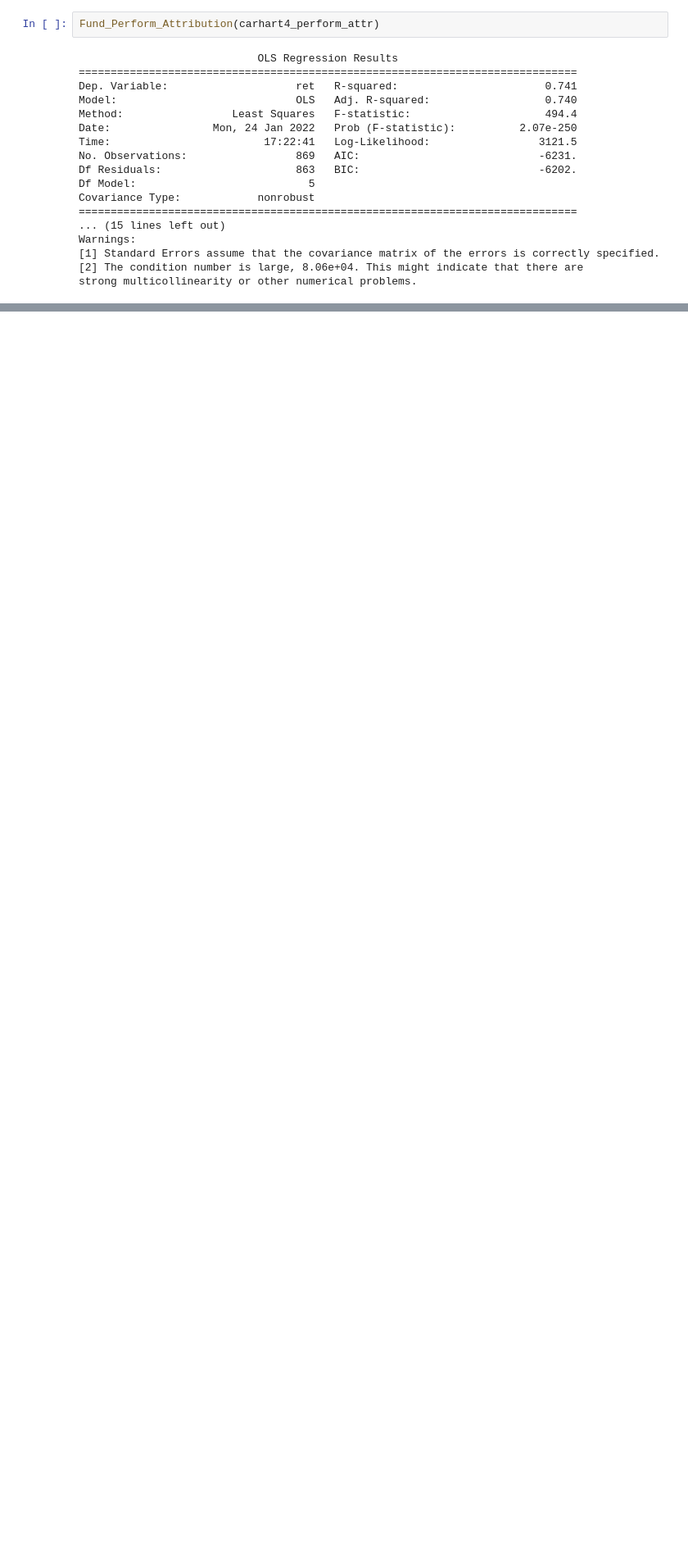
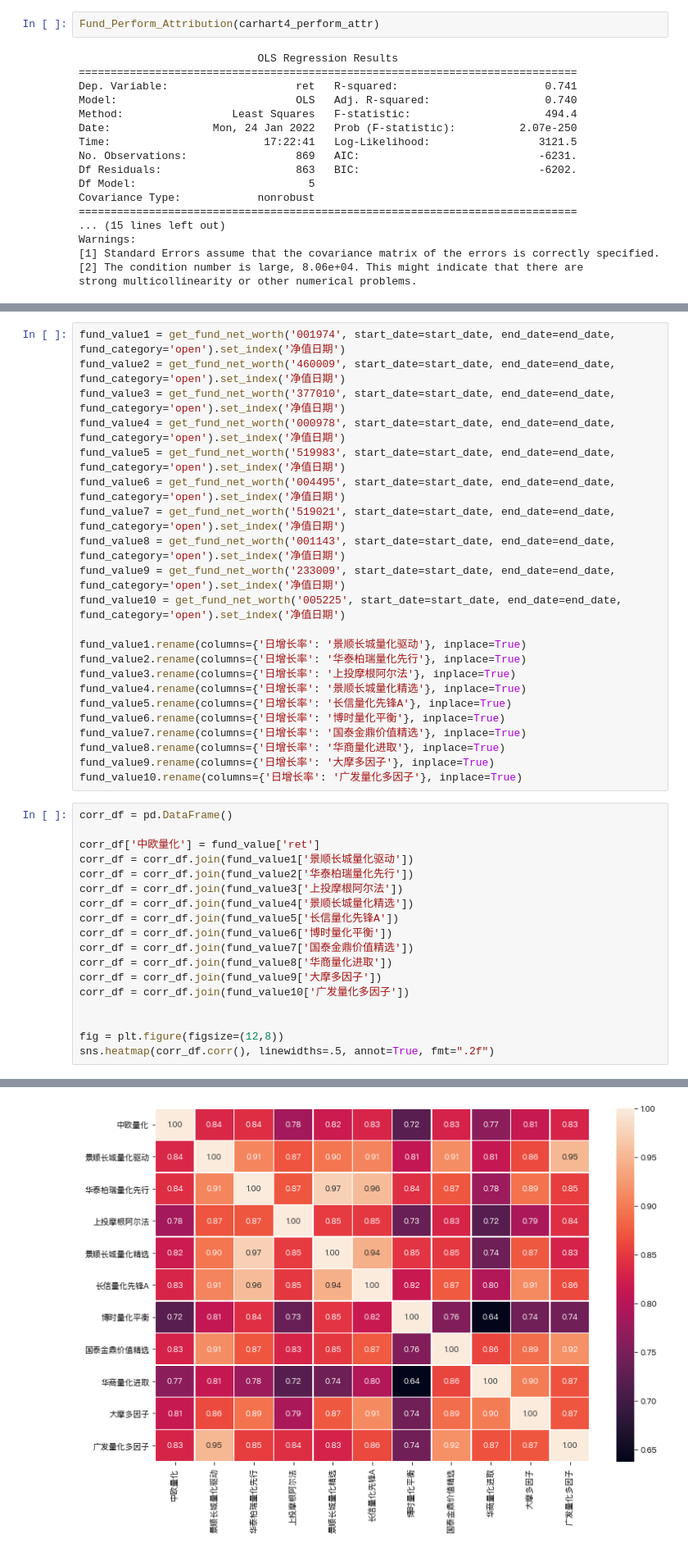
Before and after one commit to Seaaann/MyQuantReserch, a Jupyter notebook: Funds/ResearchTemplate.ipynb, the cells around one changed output, grey strips where cells are left out. Shown at 82% size. Saved outputs shown, nothing was run; the diff lists cells and outputs as text; blank space fills up the shorter version.

```diff
--- a/Funds/ResearchTemplate.ipynb
+++ b/Funds/ResearchTemplate.ipynb
@@ -540,0 +543,41 @@ strong multicollinearity or other numerical problems.
+# %%
+fund_value1 = get_fund_net_worth('001974', start_date=start_date, end_date=end_date, fund_category='open').set_index('净值日期')
+fund_value2 = get_fund_net_worth('460009', start_date=start_date, end_date=end_date, fund_category='open').set_index('净值日期')
+fund_value3 = get_fund_net_worth('377010', start_date=start_date, end_date=end_date, fund_category='open').set_index('净值日期')
+fund_value4 = get_fund_net_worth('000978', start_date=start_date, end_date=end_date, fund_category='open').set_index('净值日期')
+fund_value5 = get_fund_net_worth('519983', start_date=start_date, end_date=end_date, fund_category='open').set_index('净值日期')
+fund_value6 = get_fund_net_worth('004495', start_date=start_date, end_date=end_date, fund_category='open').set_index('净值日期')
+fund_value7 = get_fund_net_worth('519021', start_date=start_date, end_date=end_date, fund_category='open').set_index('净值日期')
+fund_value8 = get_fund_net_worth('001143', start_date=start_date, end_date=end_date, fund_category='open').set_index('净值日期')
+fund_value9 = get_fund_net_worth('233009', start_date=start_date, end_date=end_date, fund_category='open').set_index('净值日期')
+fund_value10 = get_fund_net_worth('005225', start_date=start_date, end_date=end_date, fund_category='open').set_index('净值日期')
+
+fund_value1.rename(columns={'日增长率': '景顺长城量化驱动'}, inplace=True)
+fund_value2.rename(columns={'日增长率': '华泰柏瑞量化先行'}, inplace=True)
+fund_value3.rename(columns={'日增长率': '上投摩根阿尔法'}, inplace=True)
+fund_value4.rename(columns={'日增长率': '景顺长城量化精选'}, inplace=True)
+fund_value5.rename(columns={'日增长率': '长信量化先锋A'}, inplace=True)
+fund_value6.rename(columns={'日增长率': '博时量化平衡'}, inplace=True)
+fund_value7.rename(columns={'日增长率': '国泰金鼎价值精选'}, inplace=True)
+fund_value8.rename(columns={'日增长率': '华商量化进取'}, inplace=True)
+fund_value9.rename(columns={'日增长率': '大摩多因子'}, inplace=True)
+fund_value10.rename(columns={'日增长率': '广发量化多因子'}, inplace=True)
+# %%
+corr_df = pd.DataFrame()
+
+corr_df['中欧量化'] = fund_value['ret']
+corr_df = corr_df.join(fund_value1['景顺长城量化驱动'])
+corr_df = corr_df.join(fund_value2['华泰柏瑞量化先行'])
+corr_df = corr_df.join(fund_value3['上投摩根阿尔法'])
+corr_df = corr_df.join(fund_value4['景顺长城量化精选'])
+corr_df = corr_df.join(fund_value5['长信量化先锋A'])
+corr_df = corr_df.join(fund_value6['博时量化平衡'])
+corr_df = corr_df.join(fund_value7['国泰金鼎价值精选'])
+corr_df = corr_df.join(fund_value8['华商量化进取'])
+corr_df = corr_df.join(fund_value9['大摩多因子'])
+corr_df = corr_df.join(fund_value10['广发量化多因子'])
+
+
+fig = plt.figure(figsize=(12,8))
+sns.heatmap(corr_df.corr(), linewidths=.5, annot=True, fmt=".2f")
+# %% [output]
@@ -540,0 +585 @@ strong multicollinearity or other numerical problems.
+[figure, added]
```
Also changed, not shown: parts of 5 cells of this notebook.
